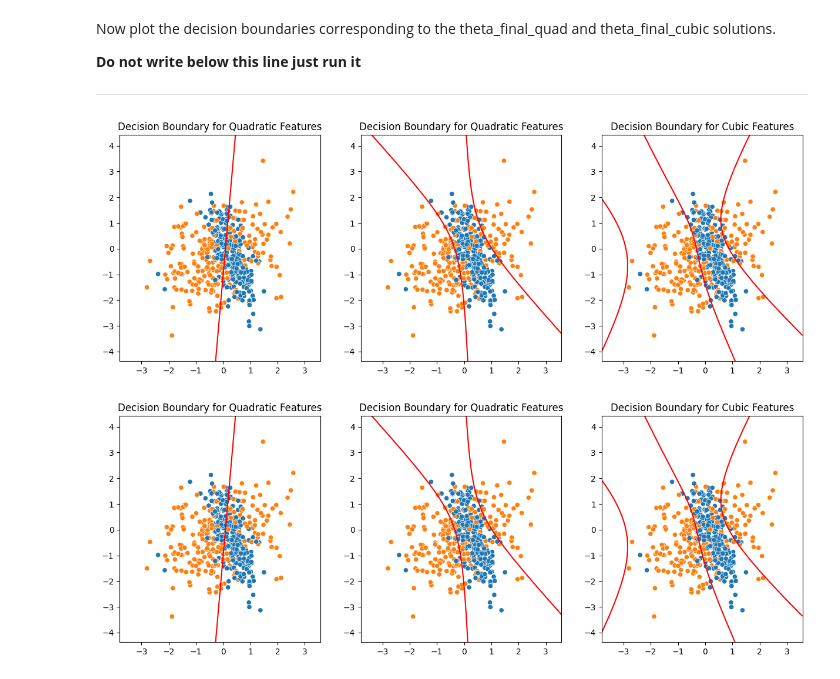
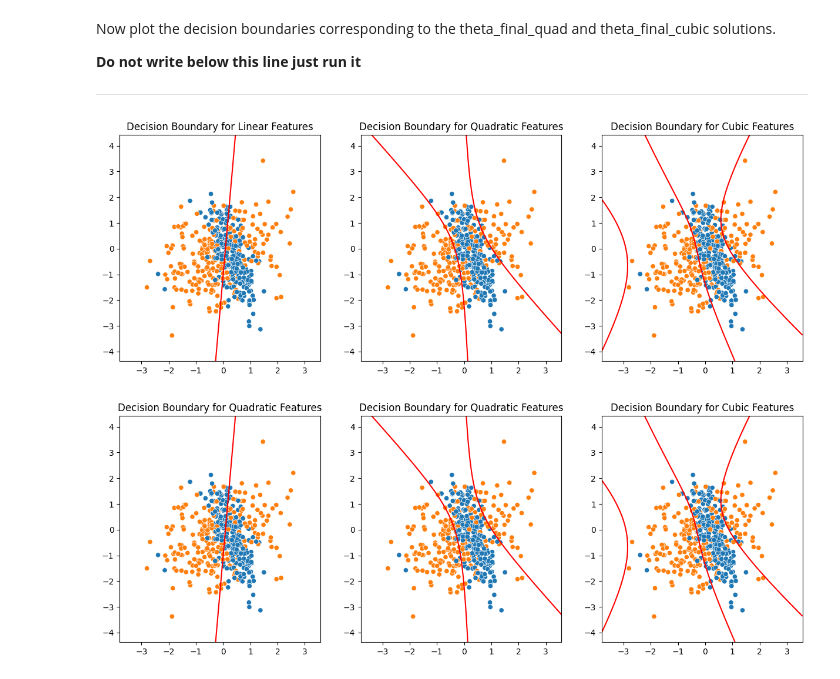
Before and after one commit to delgiudice1967219/HW2_FDS, a Jupyter notebook: HW2.ipynb, the cells around one changed output. Cells and saved outputs as stored; diff of their text form; code cells hidden in the pictures.

```diff
--- a/HW2.ipynb
+++ b/HW2.ipynb
@@ -622,35 +629,35 @@ def plot_boundary_function(
         y: the input labels
         theta: the final theta
         degree: the degree of the polynomial
         n_points: the number of points to plot
 
     Returns:
         None
     """
 
     x1_vec = np.linspace(X[:, 1].min() - 1, X[:, 1].max() + 1, n_points)
     x2_vec = np.linspace(X[:, 2].min() - 1, X[:, 2].max() + 1, n_points)
 
     x1_vec, x2_vec, f = boundary_function(x1_vec, x2_vec, theta, degree=degree)
     mesh_shape = int(np.sqrt(f.shape[0]))
 
     sns.scatterplot(x=X[:, 1], y=X[:, 2], hue=y, legend=False)
     plt.contour(
         x1_vec, x2_vec, f.reshape((mesh_shape, mesh_shape)), colors="red", levels=[0]
     )
 
 plt.figure(figsize=(15,5))
 plt.subplot(1,3,1)
 plot_boundary_function(X, y, model_lin.parameters, degree=1)
-plt.title("Decision Boundary for Quadratic Features")
+plt.title("Decision Boundary for Linear Features")
 plt.subplot(1,3,2)
 plot_boundary_function(X, y, model_quad.parameters, degree=2)
 plt.title("Decision Boundary for Quadratic Features")
 plt.subplot(1,3,3)
 plot_boundary_function(X, y, model_cubic.parameters, degree=3)
 plt.title("Decision Boundary for Cubic Features");
 # %% [output]
-[figure, old version]
+[figure, new version]
 # %%
 def plot_boundary_function(
     X: np.ndarray, y: np.ndarray, theta: np.ndarray, degree: int, n_points: int = 200
```
Also changed, not shown: parts of 20 cells of this notebook, 2 other files.
